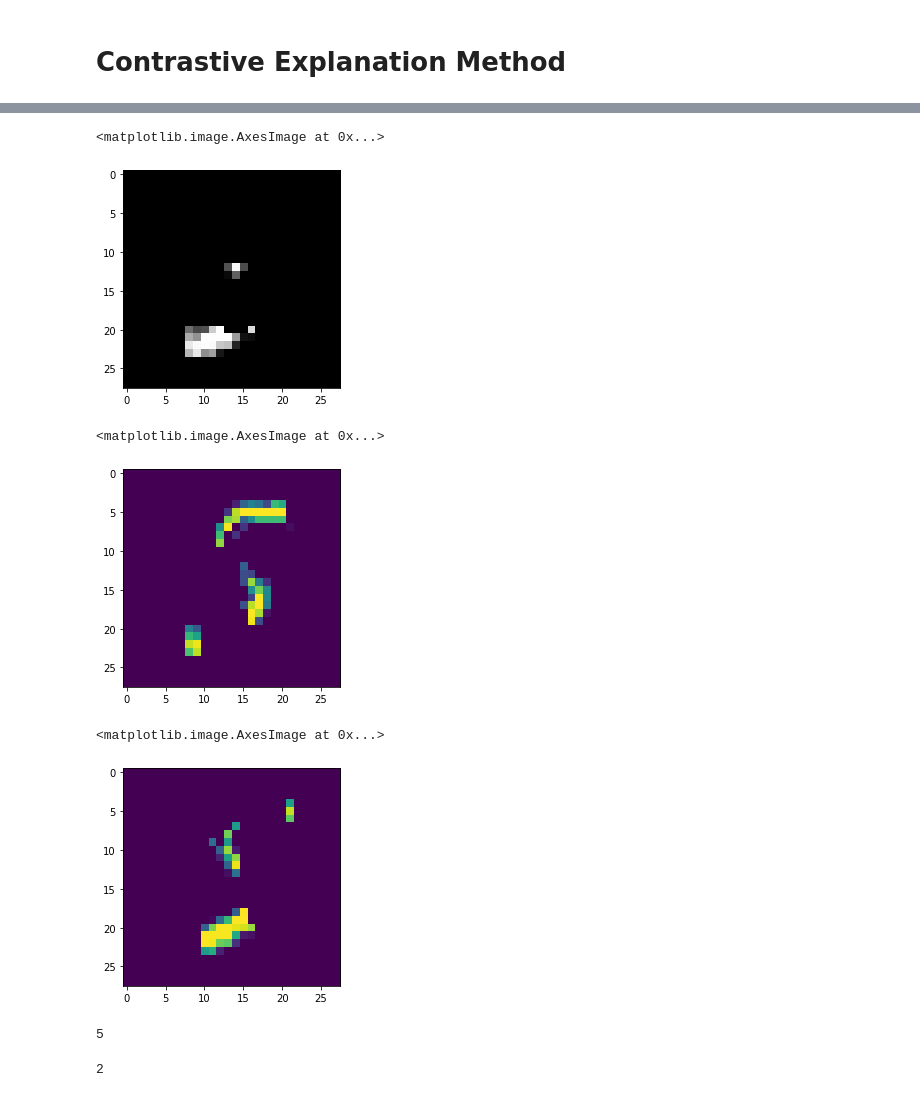
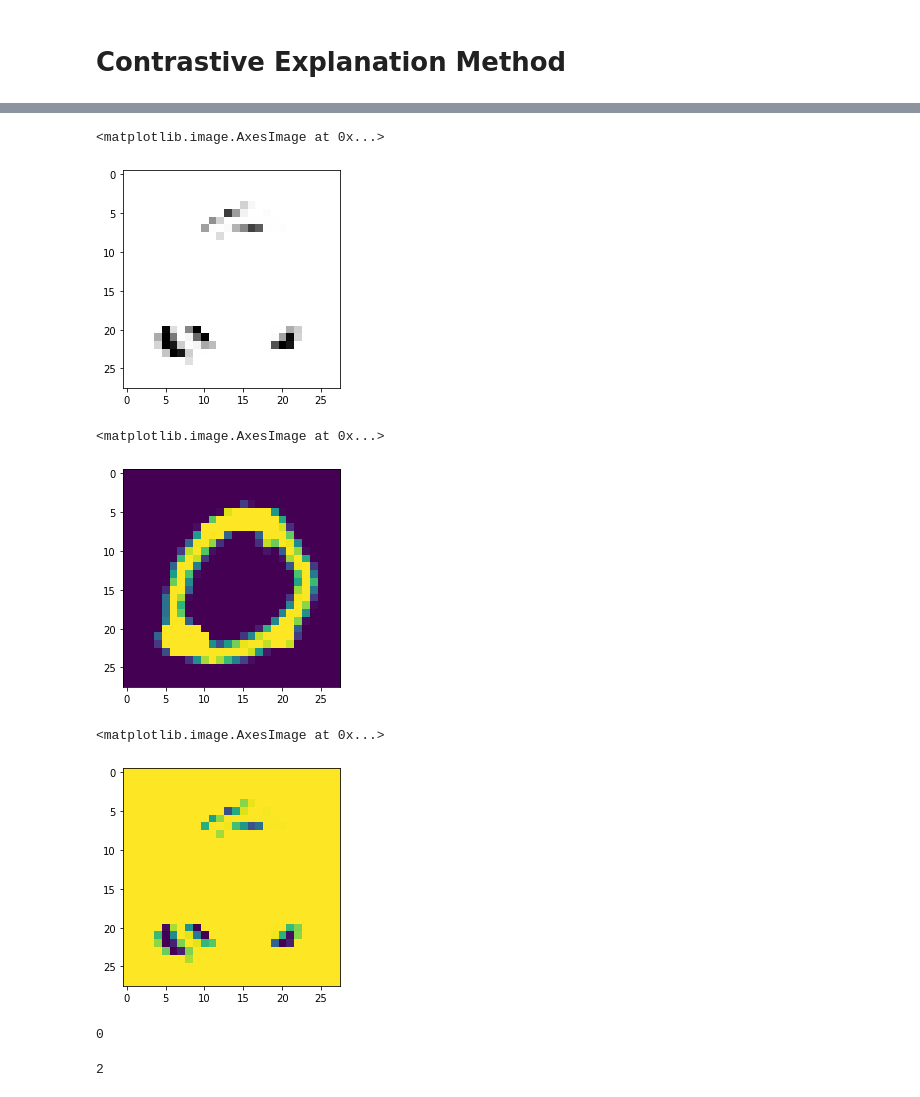
Before and after one commit to davidvos/contrastive-explanation-method, a Jupyter notebook: main-marcel.ipynb, the cells around one changed output, grey strips where cells are left out. Cells and saved outputs as stored; diff of their text form; code cells hidden in the pictures.

```diff
--- a/main-marcel.ipynb
+++ b/main-marcel.ipynb
@@ -21,4 +23,4 @@ dataset = MNIST(batch_size=64)
 # %%
 cnn = CNN(device='cuda:0')
 
-train_cnn(cnn, dataset, iterations=25, lr=0.01, device='cuda:0', save_fn='mnist-cnn-m', load_path="")#"models/saved_models/mnist-cnn-m.h5")
+train_cnn(cnn, dataset, iterations=25, lr=0.01, device='cuda:0', save_fn='mnist-cnn-m', load_path="models/saved_models/mnist-cnn-m.h5")
@@ -55,4 +39,4 @@ This section trains the autoencoder which will be used as regularizer for the da
 # Train or load autoencoder
 cae = CAE(device='cuda:0')
 
-train_ae(cae, dataset, iterations=25, device='cuda:0', save_fn="mnist-cae-m", load_path="")
+train_ae(cae, dataset, iterations=3, device='cuda:0', save_fn="mnist-cae-m", load_path="models/saved_models/mnist-cae.h5")
@@ -104,14 +70,15 @@ for images, row in zip([images, output], axes):
 # %% [markdown]
 # Contrastive Explanation Method
 # %%
+%autoreload
 kappa = 10
 gamma = 10
-beta = 0
+beta = 0.5
 lr = 0.1
 cae.cpu()
 cnn.cpu()
 
-CEM = AEADEN(model=cnn, AE=cae, max_iterations=300, evaluate_every=50, n_searches=10, mode="PP", init_learning_rate=lr, c_init=0.1, kappa=kappa, gamma=gamma, beta=beta)
+CEM = models.cem_ibm_model.AEADEN(model=cnn, AE=cae, max_iterations=300, evaluate_every=50, n_searches=4, mode="PN", init_learning_rate=lr, c_init=0.1, kappa=kappa, gamma=gamma, beta=beta)
 # %%
 # obtain one sample
 image, _ = dataset.get_sample()
@@ -147,25 +114,25 @@ hallo
 plt.imshow(image.squeeze()- CEM.delta_tracker[-1].view(28,28), cmap="gray")
 # %% [output]
 <matplotlib.image.AxesImage at 0x...>
-[figure, old version]
+[figure, new version]
 # %%
 # original image with perturbation
-plt.imshow(CEM.delta_tracker[-4].view(28,28))
+plt.imshow(CEM.delta_tracker[-1].view(28,28))
 # %% [output]
 <matplotlib.image.AxesImage at 0x...>
-[figure, old version]
+[figure, new version]
 # %%
-plt.imshow(image.view(28,28)-CEM.delta_tracker[-4].view(28,28))
+plt.imshow(image.view(28,28)-CEM.delta_tracker[-1].view(28,28))
 # %% [output]
 <matplotlib.image.AxesImage at 0x...>
-[figure, old version]
+[figure, new version]
 # %%
 # classification before
 cnn.float()
 before = np.argmax(cnn(image.squeeze(-1)).detach()).item()
 before
 # %% [output]
-5
+0
 # %%
 cnn.double()
 # classification after
```
Also changed, not shown: parts of 7 cells of this notebook, 6 other files.
